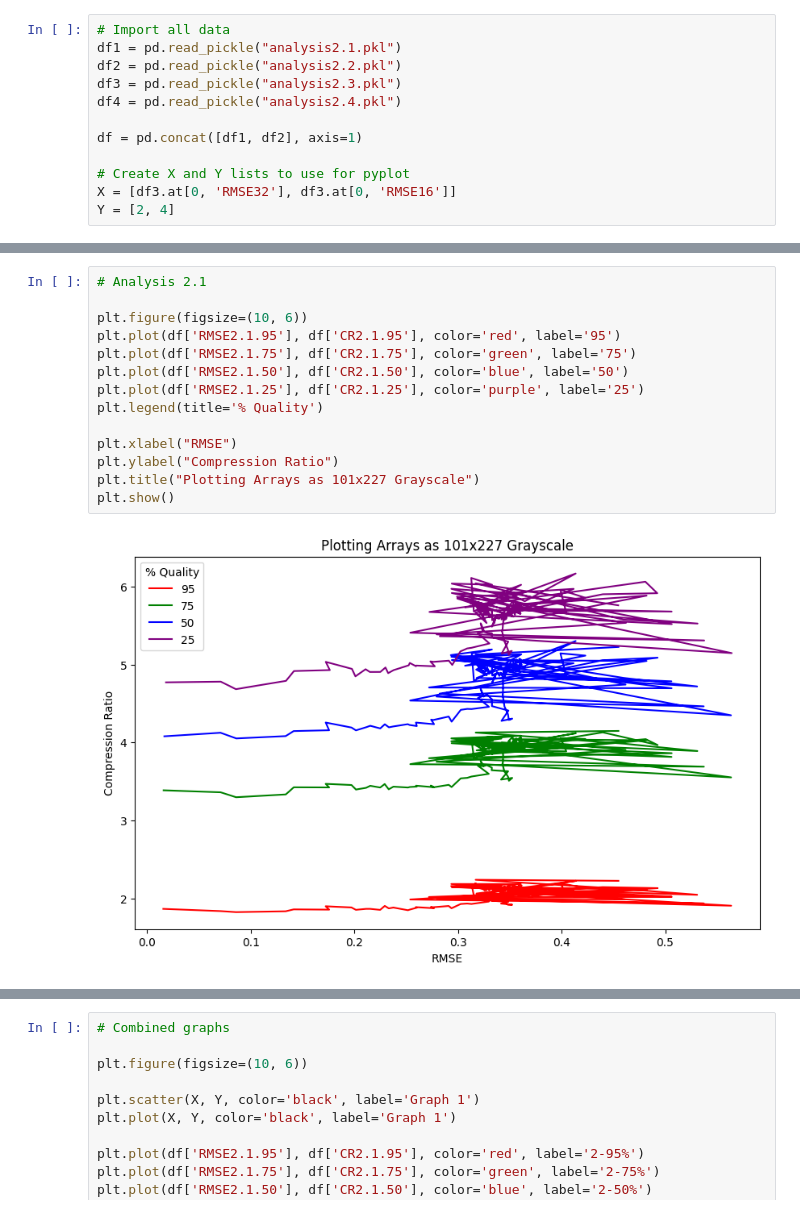
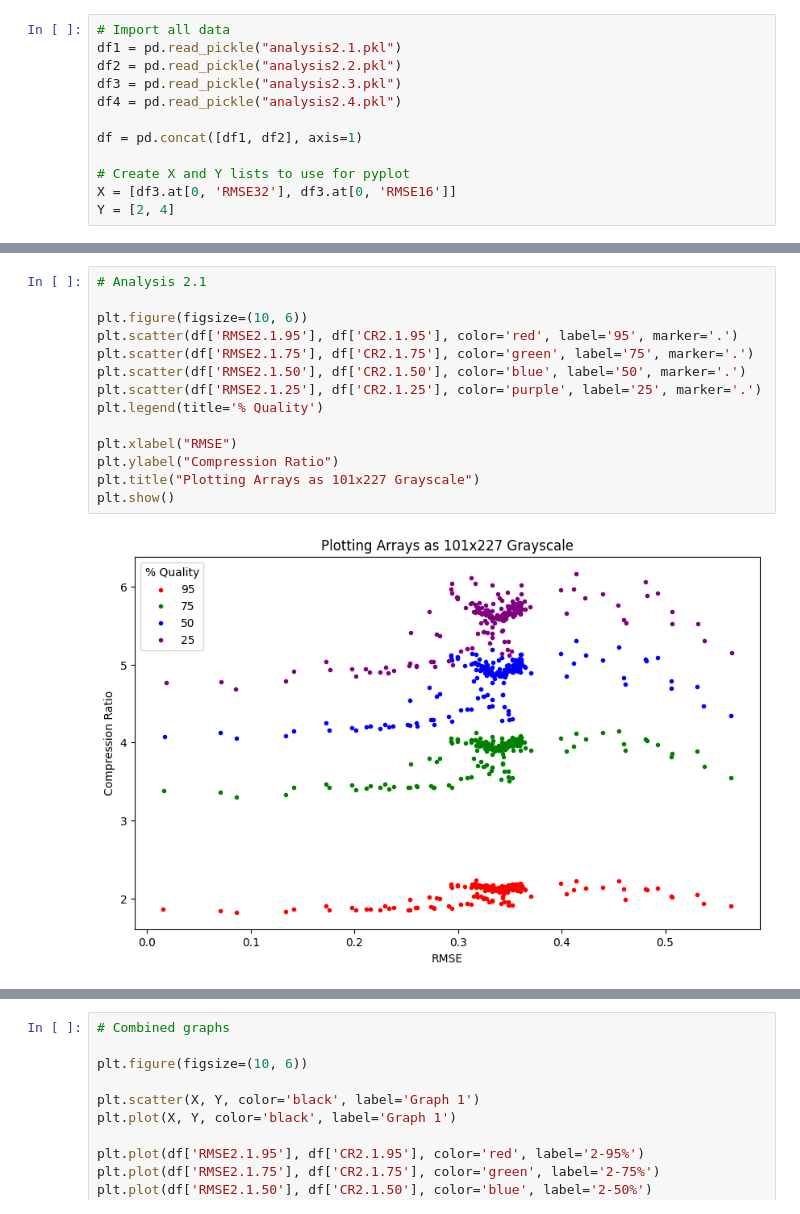
Before and after one commit to sarthaag/data-compression, a Jupyter notebook: analysis2_combined.ipynb, the cells around one changed output, grey strips where cells are left out. Cells and saved outputs as stored; diff of their text form.

Commit message:
Update all graphs in combined analysis to scatterplots, update analysis2.4 plot to include the new implementation

```diff
--- a/analysis2_combined.ipynb
+++ b/analysis2_combined.ipynb
@@ -28,19 +27,19 @@ plt.show()
 # %%
 # Analysis 2.1
 
 plt.figure(figsize=(10, 6))
-plt.plot(df['RMSE2.1.95'], df['CR2.1.95'], color='red', label='95')
-plt.plot(df['RMSE2.1.75'], df['CR2.1.75'], color='green', label='75')
-plt.plot(df['RMSE2.1.50'], df['CR2.1.50'], color='blue', label='50')
-plt.plot(df['RMSE2.1.25'], df['CR2.1.25'], color='purple', label='25')
+plt.scatter(df['RMSE2.1.95'], df['CR2.1.95'], color='red', label='95', marker='.')
+plt.scatter(df['RMSE2.1.75'], df['CR2.1.75'], color='green', label='75', marker='.')
+plt.scatter(df['RMSE2.1.50'], df['CR2.1.50'], color='blue', label='50', marker='.')
+plt.scatter(df['RMSE2.1.25'], df['CR2.1.25'], color='purple', label='25', marker='.')
 plt.legend(title='% Quality')
 
 plt.xlabel("RMSE")
 plt.ylabel("Compression Ratio")
 plt.title("Plotting Arrays as 101x227 Grayscale")
 plt.show()
 # %% [output]
-[figure, old version]
+[figure, new version]
 # %%
 # Analysis 2.2
 
```
Also changed, not shown: parts of 3 cells of this notebook.
